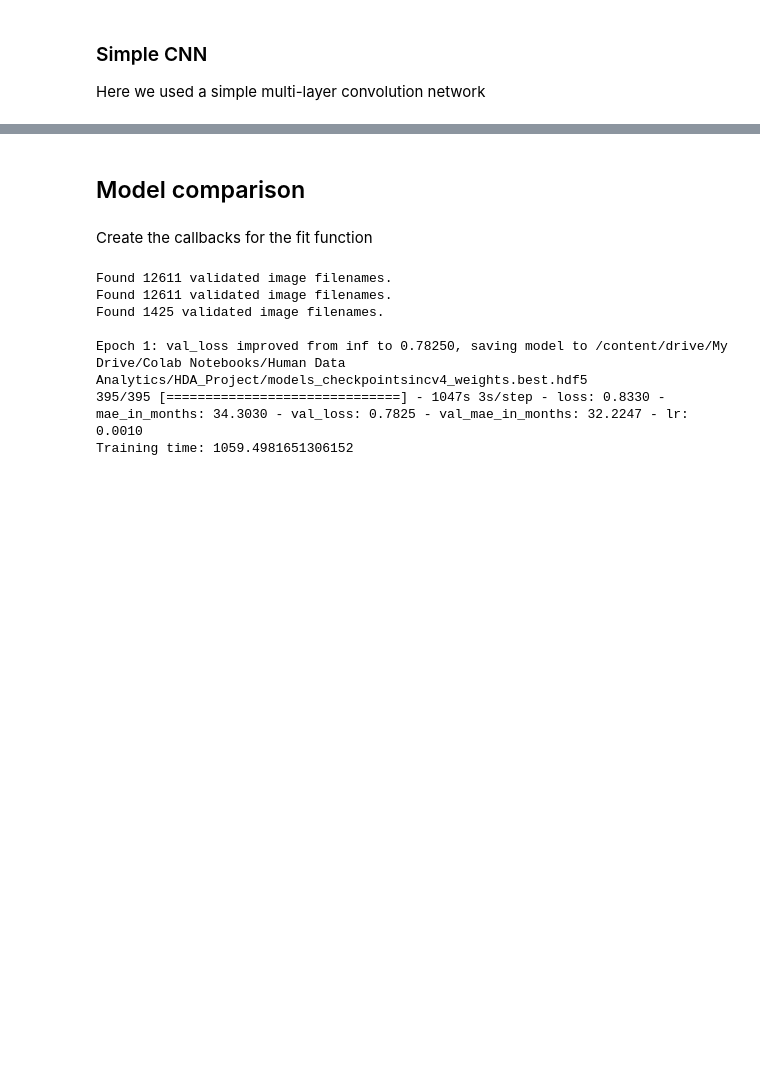
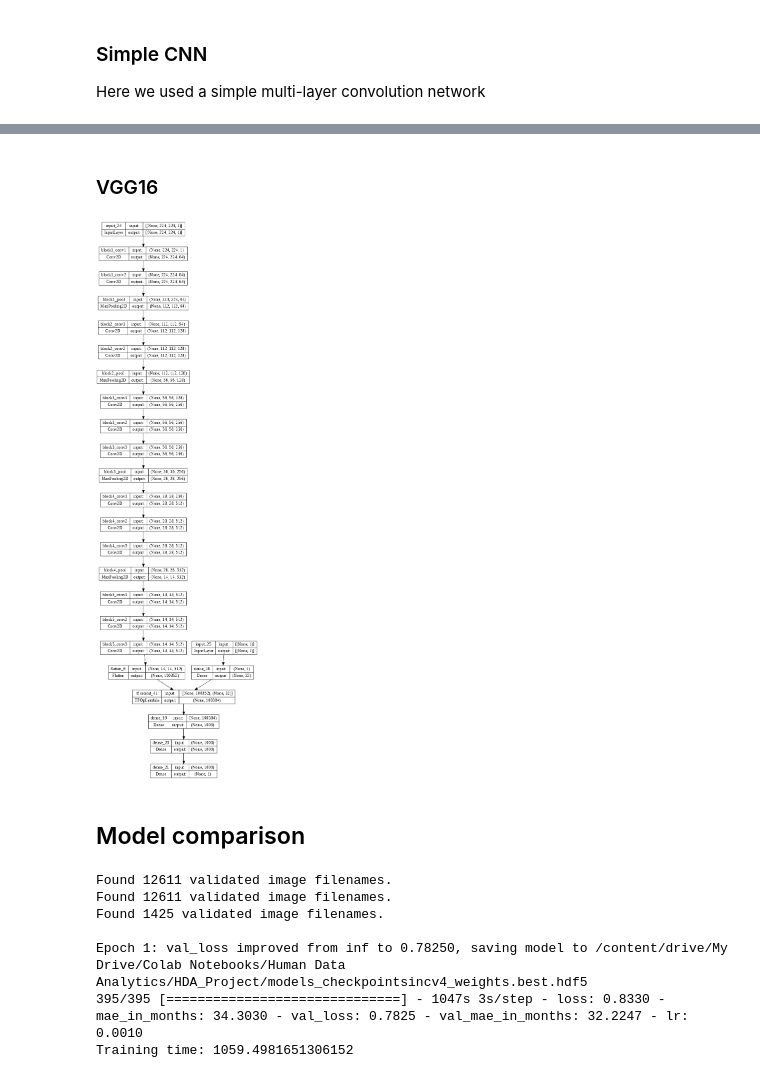
Before and after one commit to tommilotta/BoneAgePrediction, a Jupyter notebook: regression_model.ipynb, the cells around one changed output, grey strips where cells are left out. Drawn from its saved outputs; the diff is of its cells as text; code cells hidden in the pictures; blank space fills up the shorter version.

```diff
--- a/regression_model.ipynb
+++ b/regression_model.ipynb
@@ -194,4 +223,46 @@ Found 1425 validated image filenames.
+# %% [markdown]
+### VGG16
+# %%
+from keras.applications.vgg16 import VGG16
+
+def VGG16_boneage(input_shape, with_gender=True):
+  X_input = Input(shape=input_shape)
+  gen_input = Input(shape=(1,))
+
+  # vgg16_model = VGG16(input_shape=input_shape, include_top=False, weights=None)
+  # vgg16_model.trainable = True
+  # vgg16_out = vgg16_model(X_input)
+
+  vgg16_model = VGG16(input_tensor=X_input, include_top=False, weights=None)
+  vgg16_model.trainable = True
+  vgg16_out = vgg16_model.get_layer('block5_conv3').output
+
+  # X = AveragePooling2D((2, 2))(vgg16_out)
+  X = Flatten()(vgg16_out)
+
+  if with_gender:
+    # Dense block (gender)
+    gen = Dense(32, activation='relu')(gen_input)
+
+    # Concatenation
+    # X = tf.concat(values=[X, gen], axis=3)
+    X = tf.concat(values=[X, gen], axis=1)
+
+  # First Dense block
+  X = Dense(1000, activation='relu')(X)
+
+  # Second Dense block
+  X = Dense(1000, activation='relu')(X)
+
+  # Fully connected layer
+  X = Dense(1)(X)
+
+  return tf.keras.Model(inputs=[X_input, gen_input], outputs=X, name='vgg16_boneage')
+
+vgg16_model = vgg16_boneage((IMG_SIZE, IMG_SIZE, 1))
+vgg16_model.compile(loss='mean_absolute_error', optimizer='adam', metrics=[mae_in_months])
+tf.keras.utils.plot_model(vgg16_model, show_shapes=True, dpi=64)
+# %% [output]
+[figure, added]
 # %% [markdown]
 ## Model comparison
-# %% [markdown]
-Create the callbacks for the fit function
```
Also changed, not shown: parts of 29 cells of this notebook, 1 other file.
